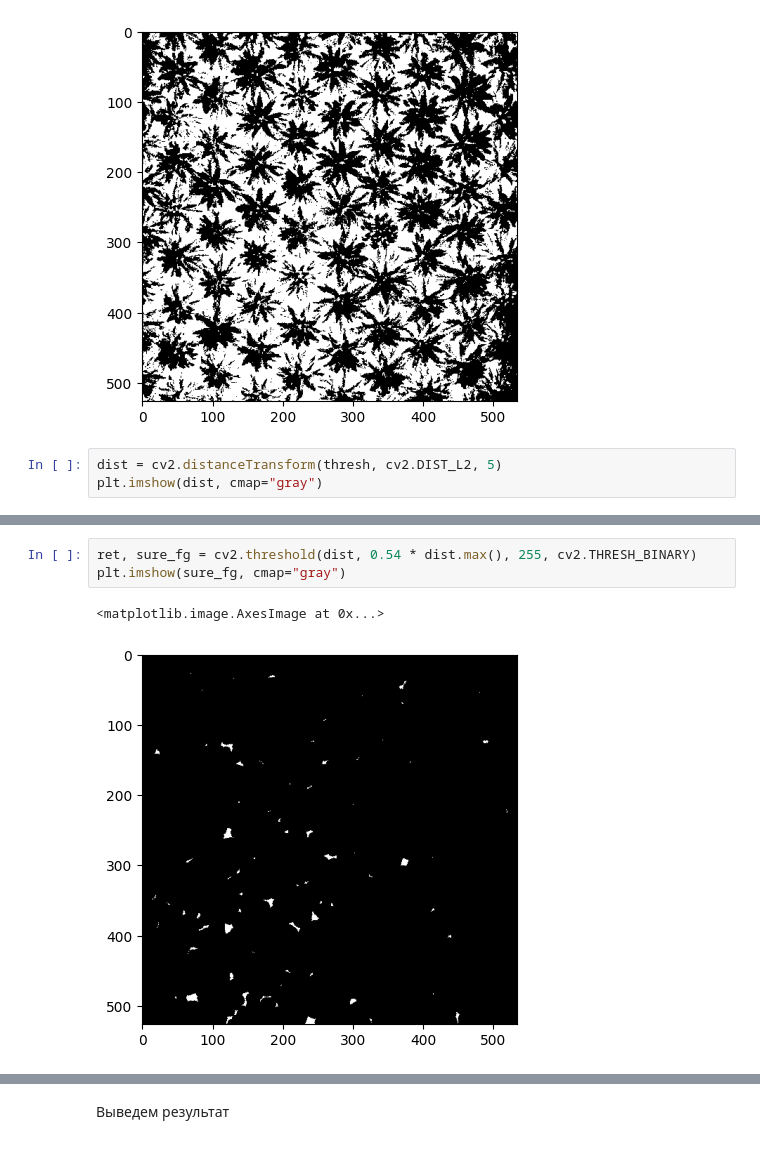
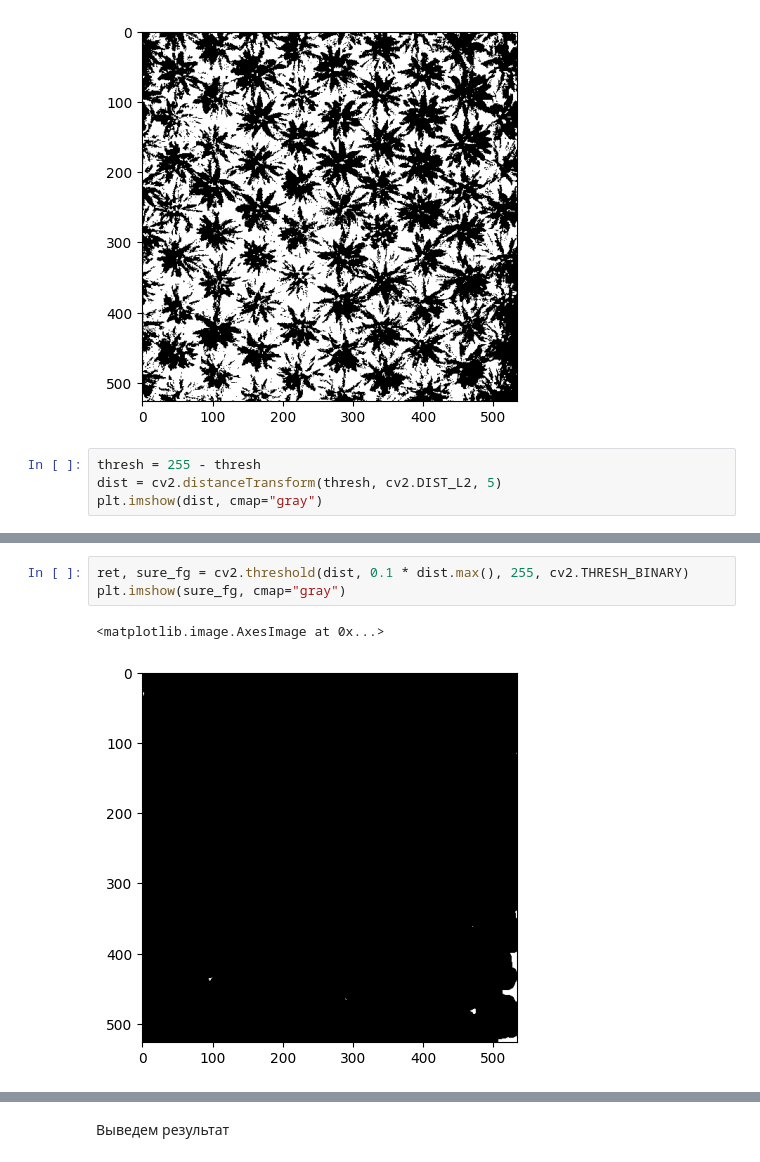
Before and after one commit to 1Dura/image_proccessing, a Jupyter notebook: lab4/main.ipynb, the cells around one changed output, grey strips where cells are left out. Cells and saved outputs as stored; diff of their text form.

```diff
--- a/lab4/main.ipynb
+++ b/lab4/main.ipynb
@@ -155,6 +155,7 @@ plt.imshow(thresh, cmap="gray")
 <matplotlib.image.AxesImage at 0x...>
 [figure]
 # %%
+thresh = 255 - thresh
 dist = cv2.distanceTransform(thresh, cv2.DIST_L2, 5)
 plt.imshow(dist, cmap="gray")
 # %% [output]
@@ -163,9 +164,9 @@ plt.imshow(dist, cmap="gray")
 # %%
-ret, sure_fg = cv2.threshold(dist, 0.54 * dist.max(), 255, cv2.THRESH_BINARY)
+ret, sure_fg = cv2.threshold(dist, 0.1 * dist.max(), 255, cv2.THRESH_BINARY)
 plt.imshow(sure_fg, cmap="gray")
 # %% [output]
 <matplotlib.image.AxesImage at 0x...>
-[figure, old version]
+[figure, new version]
 # %%
 sure_fg = sure_fg.astype(np.uint8)
 ret, markers = cv2.connectedComponents(sure_fg)
```
Also changed, not shown: parts of 3 cells of this notebook.
